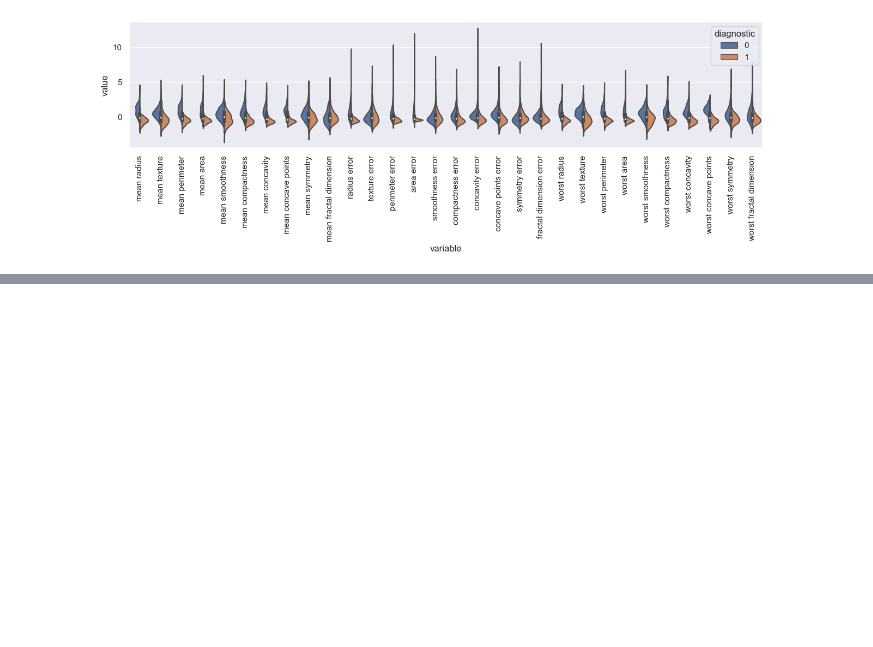
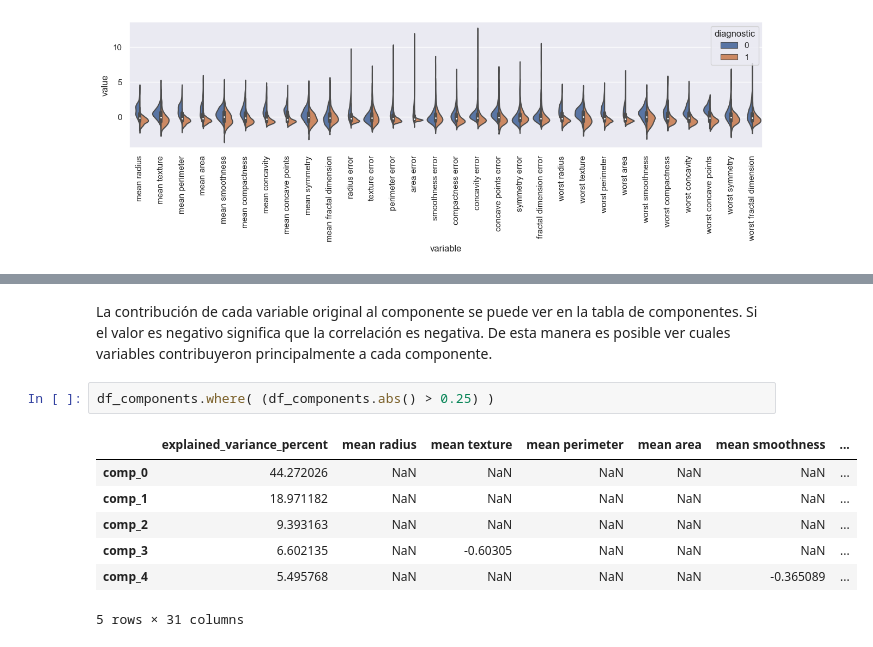
Before and after one commit to mar-esther23/CursoPandas2023, a Jupyter notebook: CP8-CorrelacionPCA.ipynb, the cells around one changed output, grey strips where cells are left out. Drawn from its saved outputs; the diff is of its cells as text; blank space fills up the shorter version.

```diff
--- a/CP8-CorrelacionPCA.ipynb
+++ b/CP8-CorrelacionPCA.ipynb
@@ -303 +276,13 @@ En total los primeros 5 componentes explican el 84.7342743166872% de la varianza
+# %% [markdown]
+La contribución de cada variable original al componente se puede ver en la tabla de componentes. Si el valor es negativo significa que la correlación es negativa. De esta manera es posible ver cuales variables contribuyeron principalmente a cada componente.
+# %%
+df_components.where( (df_components.abs() > 0.25) )
+# %% [output]
+|  | explained_variance_percent | mean radius | mean texture | mean perimeter | mean area | mean smoothness | ... |
+| comp_0 | 44.272026 | NaN | NaN | NaN | NaN | NaN | ... |
+| comp_1 | 18.971182 | NaN | NaN | NaN | NaN | NaN | ... |
+| comp_2 | 9.393163 | NaN | NaN | NaN | NaN | NaN | ... |
+| comp_3 | 6.602135 | NaN | -0.60305 | NaN | NaN | NaN | ... |
+| comp_4 | 5.495768 | NaN | NaN | NaN | NaN | -0.365089 | ... |
+5 rows × 31 columns
 # %% [markdown]
```
Also changed, not shown: parts of 29 cells of this notebook, 1 other file.
